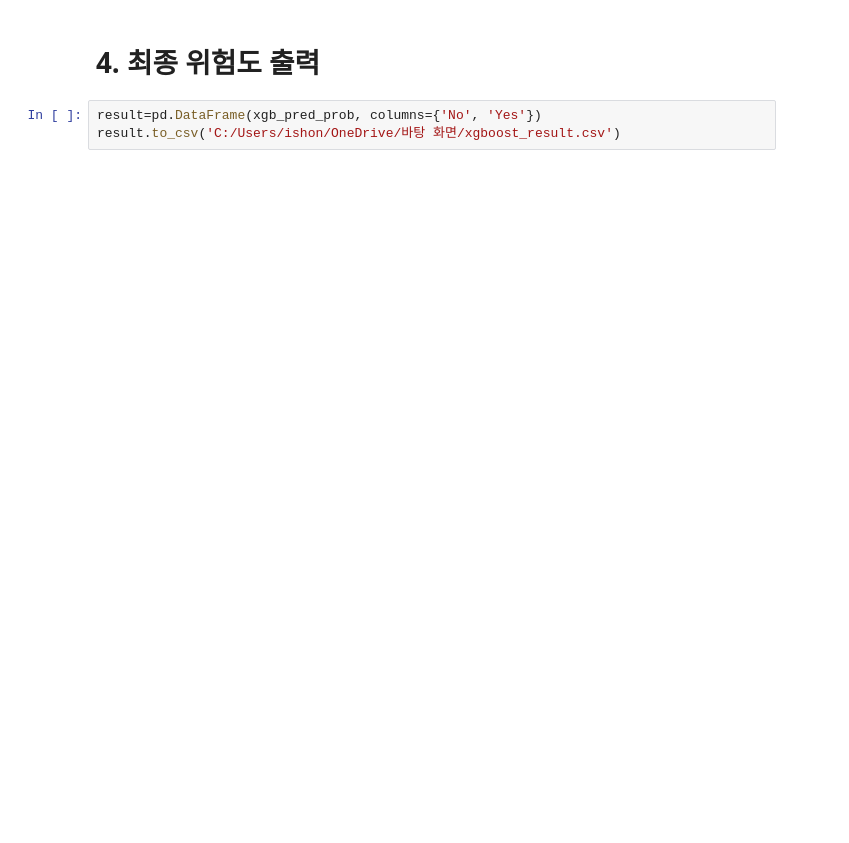
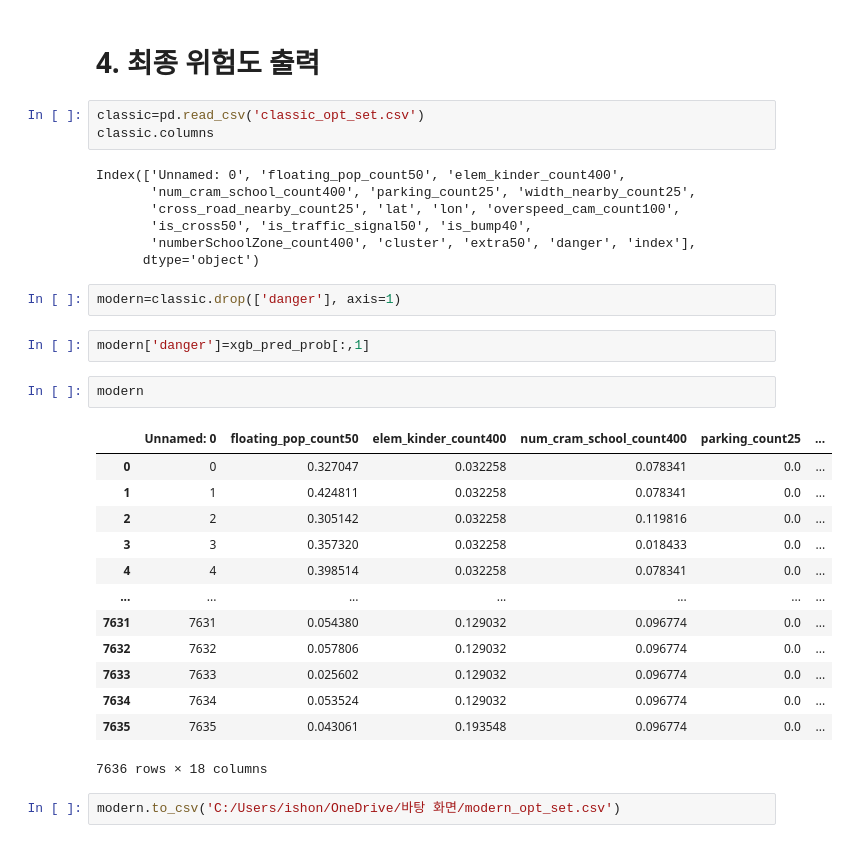
Before and after one commit to leejaehoon2016/Car_Accident, a Jupyter notebook: 이재훈 model 최종/3. Modern Modeling.ipynb, the cells around one changed output. Drawn from its saved outputs; the diff is of its cells as text; blank space fills up the shorter version.

```diff
--- a/이재훈 model 최종/3. Modern Modeling.ipynb
+++ b/이재훈 model 최종/3. Modern Modeling.ipynb
@@ -267,6 +267,35 @@ map_xgb_danger
 [interactive output not drawn]
 # %% [markdown]
 # 4. 최종 위험도 출력
+# %%
+classic=pd.read_csv('classic_opt_set.csv')
+classic.columns
+# %% [output]
+Index(['Unnamed: 0', 'floating_pop_count50', 'elem_kinder_count400',
+       'num_cram_school_count400', 'parking_count25', 'width_nearby_count25',
+       'cross_road_nearby_count25', 'lat', 'lon', 'overspeed_cam_count100',
+       'is_cross50', 'is_traffic_signal50', 'is_bump40',
+       'numberSchoolZone_count400', 'cluster', 'extra50', 'danger', 'index'],
+      dtype='object')
+# %%
+modern=classic.drop(['danger'], axis=1)
+# %%
+modern['danger']=xgb_pred_prob[:,1]
+# %%
+modern
+# %% [output]
+|  | Unnamed: 0 | floating_pop_count50 | elem_kinder_count400 | num_cram_school_count400 | parking_count25 | ... |
+| 0 | 0 | 0.327047 | 0.032258 | 0.078341 | 0.0 | ... |
+| 1 | 1 | 0.424811 | 0.032258 | 0.078341 | 0.0 | ... |
+| 2 | 2 | 0.305142 | 0.032258 | 0.119816 | 0.0 | ... |
+| 3 | 3 | 0.357320 | 0.032258 | 0.018433 | 0.0 | ... |
+| 4 | 4 | 0.398514 | 0.032258 | 0.078341 | 0.0 | ... |
+| ... | ... | ... | ... | ... | ... | ... |
+| 7631 | 7631 | 0.054380 | 0.129032 | 0.096774 | 0.0 | ... |
+| 7632 | 7632 | 0.057806 | 0.129032 | 0.096774 | 0.0 | ... |
+| 7633 | 7633 | 0.025602 | 0.129032 | 0.096774 | 0.0 | ... |
+| 7634 | 7634 | 0.053524 | 0.129032 | 0.096774 | 0.0 | ... |
+| 7635 | 7635 | 0.043061 | 0.193548 | 0.096774 | 0.0 | ... |
+7636 rows × 18 columns
 # %%
-result=pd.DataFrame(xgb_pred_prob, columns={'No', 'Yes'})
-result.to_csv('C:/Users/ishon/OneDrive/바탕 화면/xgboost_result.csv')
+modern.to_csv('C:/Users/ishon/OneDrive/바탕 화면/modern_opt_set.csv')
```
